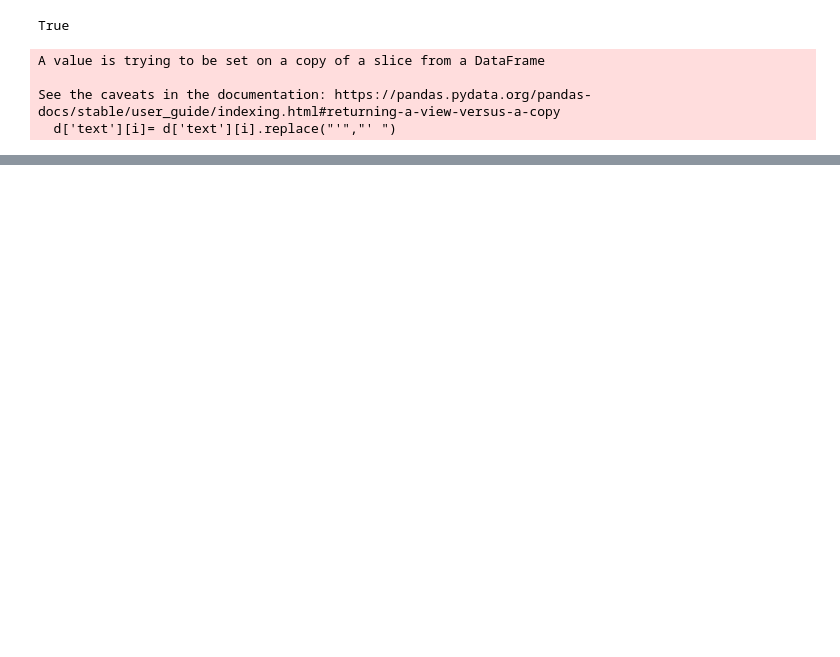
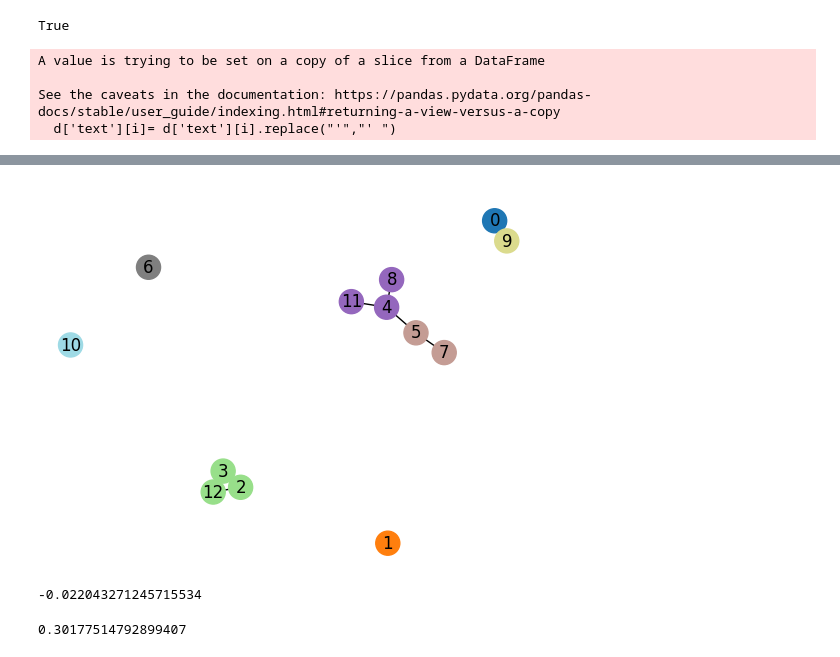
Before and after one commit to Zhurp2020/aes-with-bert, a Jupyter notebook: final-sent.ipynb, the cells around one changed output, grey strips where cells are left out. Cells and saved outputs as stored; diff of their text form; code cells hidden in the pictures; blank space fills up the shorter version.

```diff
--- a/final-sent.ipynb
+++ b/final-sent.ipynb
@@ -138,0 +158,10 @@ f = np.load('features/final_winter_sent.npz')
+# %%
+sim_thres = sim.copy()
+for i in range(len(sim_thres)):
+    for j in range(len(sim_thres)):
+        if sim_thres[i,j] <= 0.75:
+            sim_thres[i,j] = 0
+# %%
+import markov_clustering as mc
+res = mc.run_mcl(sim_thres,inflation=10)
+clusters = mc.get_clusters(res)
@@ -138,0 +183,4 @@ f = np.load('features/final_winter_sent.npz')
+# %%
+mc.draw_graph(sim_thres,clusters)
+# %% [output]
+[figure, added]
@@ -138,0 +190,4 @@ f = np.load('features/final_winter_sent.npz')
+# %%
+silhouette_score(dist,labels,metric='precomputed')
+# %% [output]
+-0.022043271245715534
@@ -138,0 +200,4 @@ f = np.load('features/final_winter_sent.npz')
+# %%
+mc.modularity(res,clusters)
+# %% [output]
+0.30177514792899407
```
Also changed, not shown: parts of 19 cells of this notebook, 3 other files.
